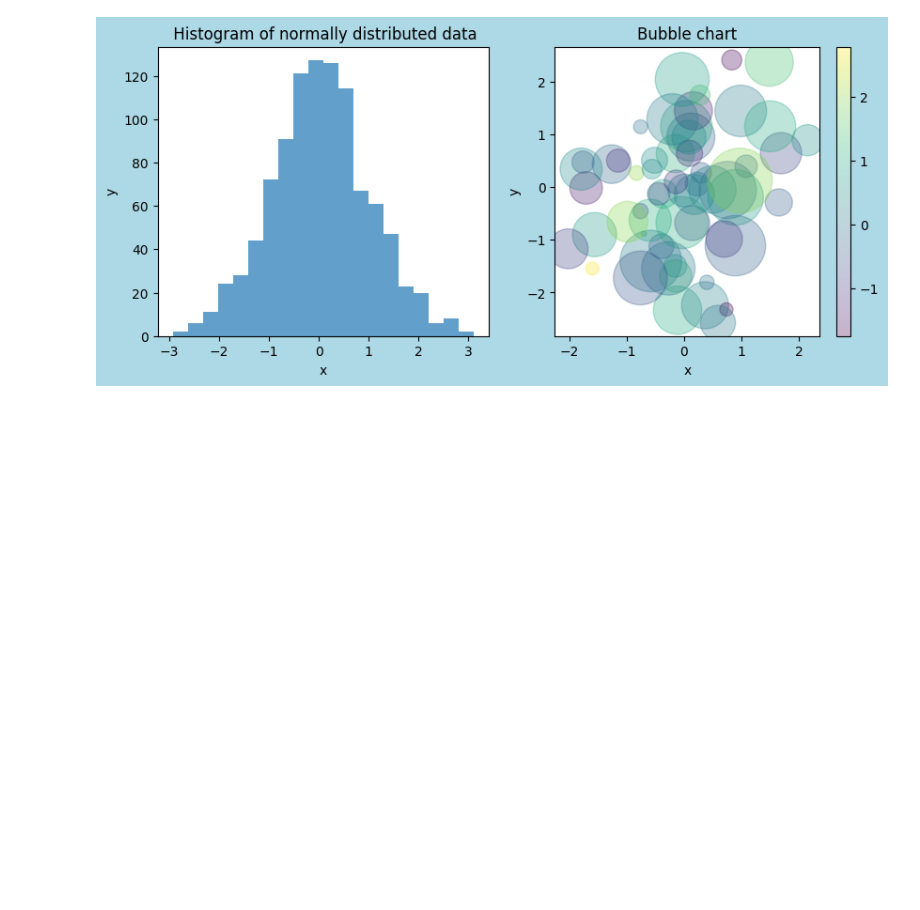
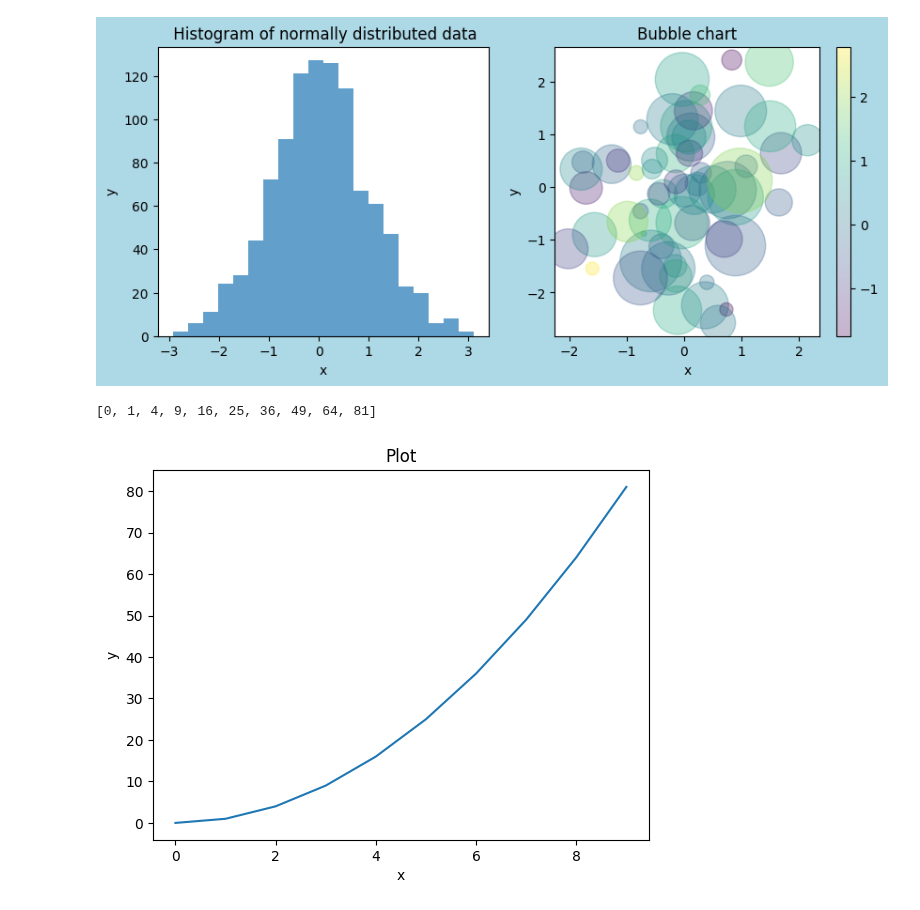
Before and after one commit to VineelaNedunuri/Python-vineela-nedunuri, a Jupyter notebook: code-alongs/Lec16-matplotlib.ipynb, the cells around one changed output. Drawn from its saved outputs; the diff is of its cells as text; code cells hidden in the pictures; blank space fills up the shorter version.

```diff
--- a/code-alongs/Lec16-matplotlib.ipynb
+++ b/code-alongs/Lec16-matplotlib.ipynb
@@ -114,3 +114,16 @@ fig.colorbar(scatter)
 fig.set_facecolor("lightblue")
 # %% [output]
 [figure]
+# %%
+
+import matplotlib.pyplot as plt
+
+x = list(range(10))
+y = [i**2 for i in x]
+fig, ax = plt.figure(), plt.axes()
+ax.plot(x,y)
+ax.set(title="Plot", xlabel="x", ylabel="y")
+print(y)
+# %% [output]
+[0, 1, 4, 9, 16, 25, 36, 49, 64, 81]
+[figure, added]
```
Also changed, not shown: 1 other file.
